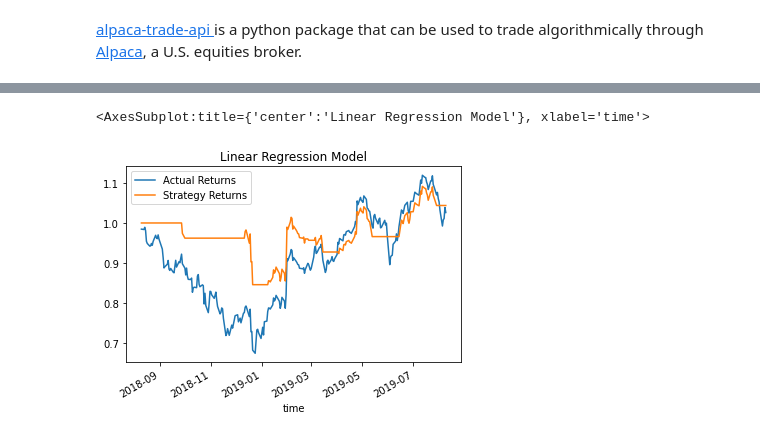
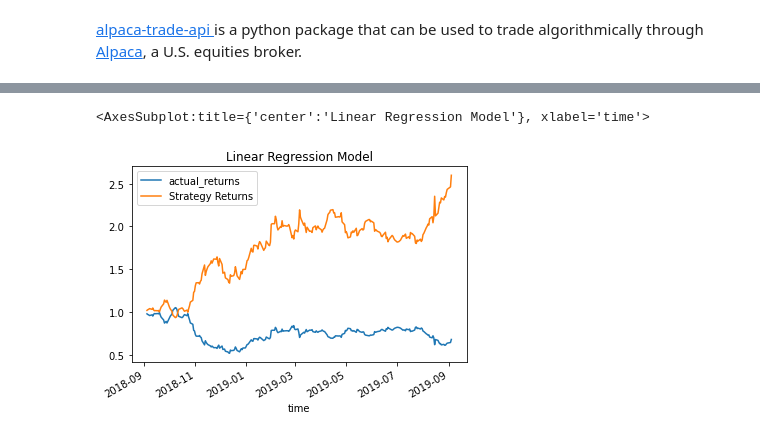
Before and after one commit to mhennis7/Training_BOT_Project2, a Jupyter notebook: live_trade_demo.ipynb, the cells around one changed output, grey strips where cells are left out. Cells and saved outputs as stored; diff of their text form; code cells hidden in the pictures.

Commit message:
Alpaca and Model integrated

```diff
--- a/live_trade_demo.ipynb
+++ b/live_trade_demo.ipynb
@@ -211,0 +49,37 @@ Name: Signal, dtype: int64
+# %%
+# Filter the date index and close columns
+#df = signals_df
+# Use the pct_change function to generate the returns from "close"
+df["actual_returns"] = df["close"].pct_change()
+# Drop all NaN values from the DataFrame
+df = df.dropna()
+# Generate the Input Features, X
+# Create a simple moving average (SMA) using a window size of 4.
+# Assign this to a column called `sma_fast`
+short_window = 4
+df[f'sma_{sma_1}'] = TA.SMA(df, sma_1)
+# Create a simple moving average (SMA) using a window size of 100.
+# Assign this to a column called `sma_slow`
+long_window = 100
+df[f'sma_{sma_2}'] = df['close'].rolling(window=sma_2).mean()
+# Create additional technical indicators
+df["ssma"] = TA.SSMA(df)
+df["ema"] = TA.EMA(df, 50)
+df["dema"] = TA.DEMA(df)
+df["tema"] = TA.TEMA(df)
+df["trima"] = TA.TRIMA(df)
+# Drop the NaNs using dropna()
+df = df.dropna()
+# Assign a copy of the technical variable columns to a new DataFrame called `X` and lag it.
+X = df[[f'sma_{sma_1}', f'sma_{sma_2}', 'ssma', 'ema', 'dema', 'tema', 'trima']].shift().dropna().copy()
+# Initialize the new `Signal` column
+df['signal'] = 0.0
+# Generate signal to buy stock long
+df.loc[(df['actual_returns'] >= 0), 'signal'] = 1
+# Generate signal to sell stock short
+df.loc[(df['actual_returns'] < 0), 'signal'] = -1
+df.tail(3)
+# Copy the new "signal" column to a new Series called `y`.
+y = df['signal']
+display(X.head(1))
+display(y.head(2))
@@ -319,10 +265,10 @@ pred_df = pd.DataFrame(index=X_train.index)
 pred_df['Predicted'] = pred
 
 # Add the actual returns to the DataFrame
-pred_df ['Actual Returns'] = signals_df['Actual Returns']
+pred_df ['actual_returns'] = df['actual_returns']
 
 # Add the strategy returns to the DataFrame
-pred_df['Strategy Returns'] = pred_df['Actual Returns'] * pred_df['Predicted']
+pred_df['Strategy Returns'] = pred_df['actual_returns'] * pred_df['Predicted']
 
 # Review the DataFrame
 display(pred_df.head())
@@ -356,6 +291,6 @@ weighted avg       0.93      0.93      0.93       251
 # %%
 # Plot the actual returns versus the strategy returns
-(1 + pred_df[['Actual Returns', 'Strategy Returns']]).cumprod().plot(title = "Linear Regression Model")
+(1 + pred_df[['actual_returns', 'Strategy Returns']]).cumprod().plot(title = "Linear Regression Model")
 # %% [output]
 <AxesSubplot:title={'center':'Linear Regression Model'}, xlabel='time'>
-[figure, old version]
+[figure, new version]
```
Also changed, not shown: parts of 43 cells of this notebook.
